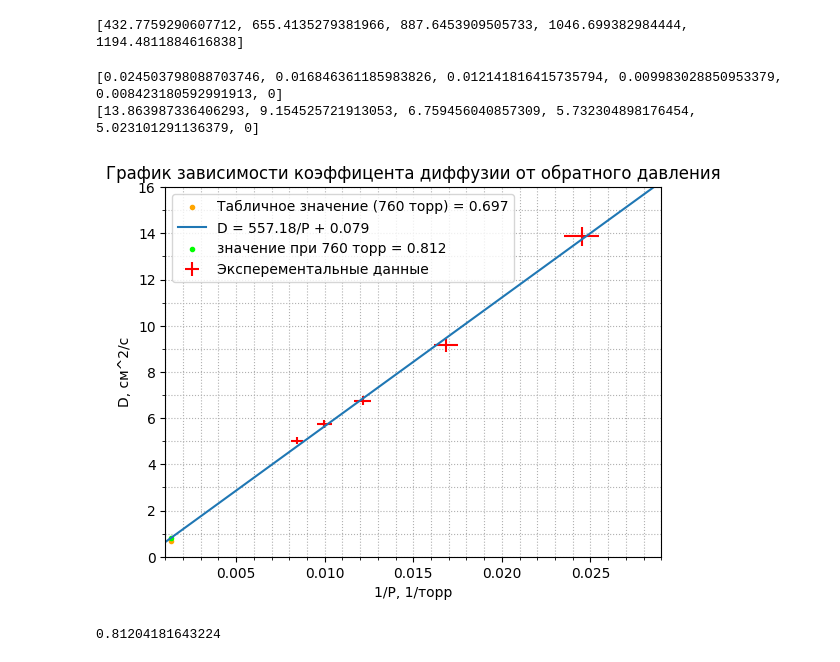
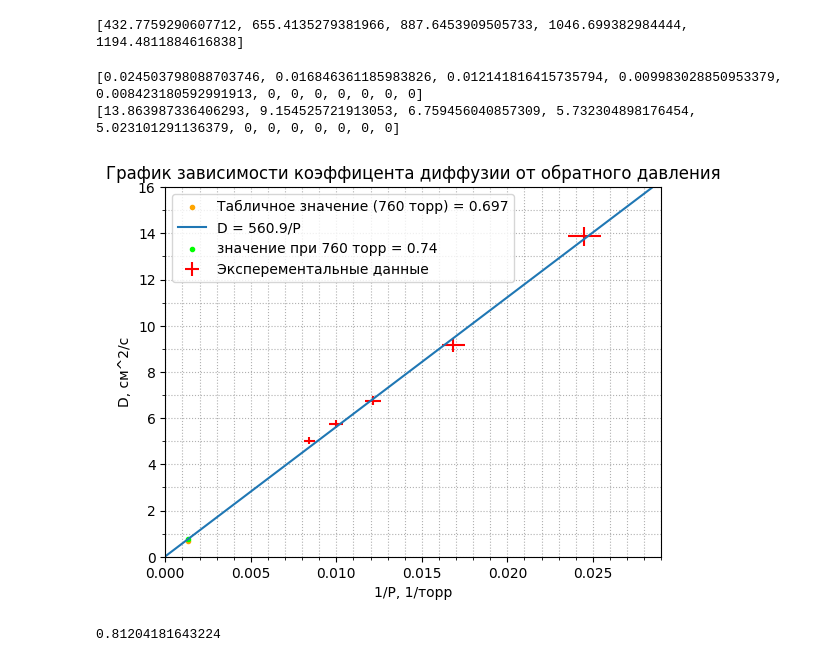
Before and after one commit to airavil/ObshePhis-Labs, a Jupyter notebook: Термодинамика/2.2.1/obrabotka.ipynb, the cells around one changed output. Saved outputs shown, nothing was run; the diff lists cells and outputs as text; code cells hidden in the pictures.

```diff
--- a/Термодинамика/2.2.1/obrabotka.ipynb
+++ b/Термодинамика/2.2.1/obrabotka.ipynb
@@ -59,36 +59,37 @@ print(Tau)
 # %% [output]
 [432.7759290607712, 655.4135279381966, 887.6453909505733, 1046.699382984444, 1194.4811884616838]
 # %%
-P = [1/40.81, 1/59.36, 1/82.36, 1/100.17, 1/118.72]+[0]
-D = list(map(lambda x: 6000/x, Tau))+[0]
+P = [1/40.81, 1/59.36, 1/82.36, 1/100.17, 1/118.72]+[0,0,0,0,0,0,0]
+D = list(map(lambda x: 6000/x, Tau))+[0,0,0,0,0,0,0]
 print(P)
 print(D)
 # %% [output]
-[0.024503798088703746, 0.016846361185983826, 0.012141816415735794, 0.009983028850953379, 0.008423180592991913, 0]
-[13.863987336406293, 9.154525721913053, 6.759456040857309, 5.732304898176454, 5.023101291136379, 0]
+[0.024503798088703746, 0.016846361185983826, 0.012141816415735794, 0.009983028850953379, 0.008423180592991913, 0, 0, 0, 0, 0, 0, 0]
+[13.863987336406293, 9.154525721913053, 6.759456040857309, 5.732304898176454, 5.023101291136379, 0, 0, 0, 0, 0, 0, 0]
 # %%
 plt.errorbar(P, D, label='Эксперементальные данные',yerr=list(map(lambda x: x*0.03, D)), xerr=list(map(lambda x: x*0.04, P)), ecolor='red', color='none')
 plt.scatter(1/760, 0.697, label='Табличное значение (760 торр) = 0.697', marker='.', color='orange')
 coeffs = np.polyfit(P, D, deg=1)
 poly_func = np.poly1d(coeffs)
 x = np.linspace(0, 0.03, 100)
 y = poly_func(x)
-plt.plot(x, y, label=f"D = {coeffs[0]:.2f}/P + {coeffs[1]:.3f}")
-plt.scatter(1/760, poly_func(1/760), label=f'значение при 760 торр = {poly_func(1/760):.3f}', marker='.', color='lime')
+pupupu = coeffs[0]
+plt.plot(x, y, label=f"D = {coeffs[0]:.1f}/P")
+plt.scatter(1/760, poly_func(1/760), label=f'значение при 760 торр = {pupupu/760:.2f}', marker='.', color='lime')
 
 ax = plt.gca()
 ax.legend()
 ax.xaxis.set_minor_locator(ticker.MultipleLocator(0.001))
 ax.yaxis.set_minor_locator(ticker.MultipleLocator(1))
 ax.grid(True, which='both', axis='both', linestyle='dotted')
-ax.set_xlim(0.001, 0.029)
+ax.set_xlim(0, 0.029)
 ax.set_ylim(0, 16)
 plt.title('График зависимости коэффицента диффузии от обратного давления')
 plt.xlabel("1/P, 1/торр")
 plt.ylabel("D, см^2/с")
 plt.show()
 # %% [output]
-[figure, old version]
+[figure, new version]
 # %%
 print(float(poly_func(1/760)))
 # %% [output]
```
